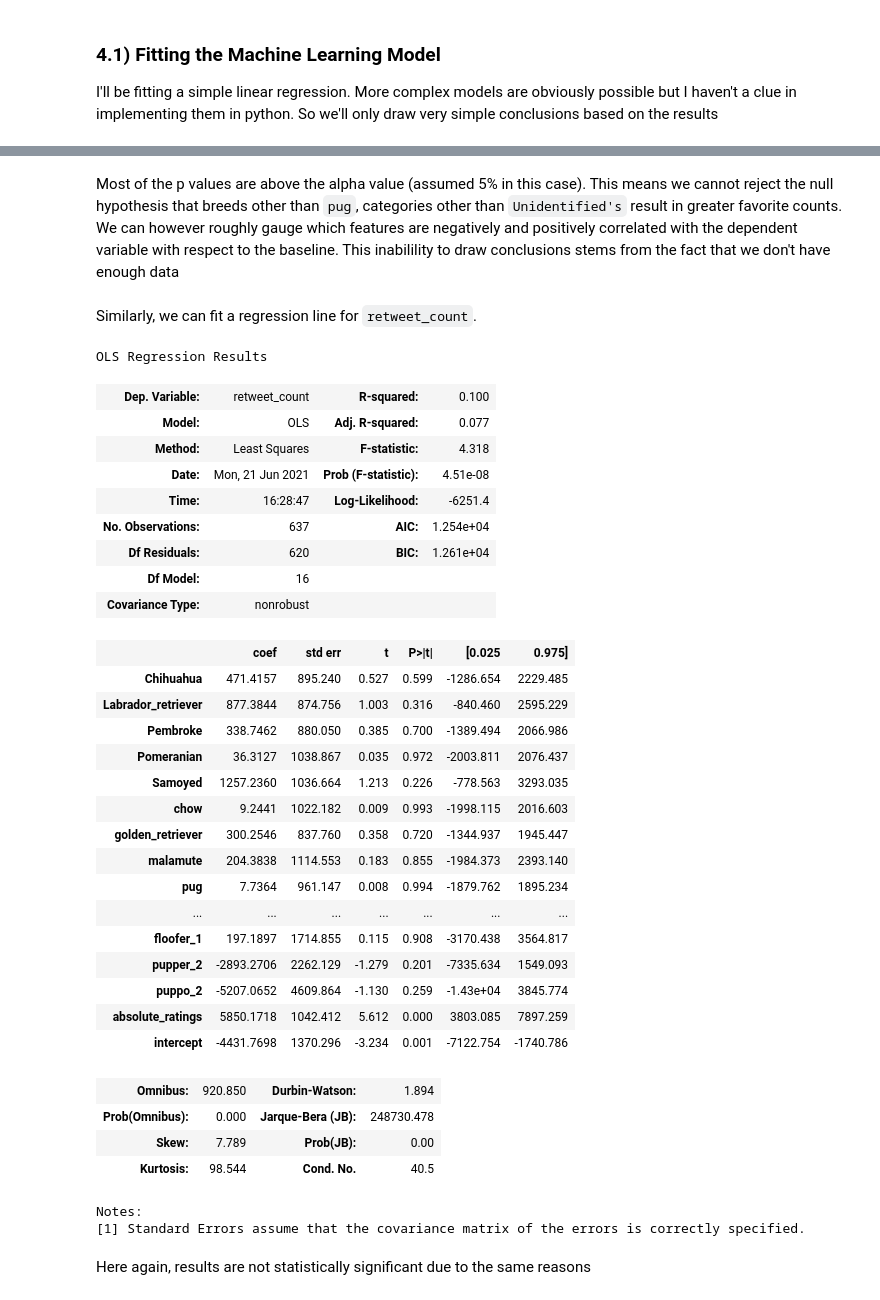
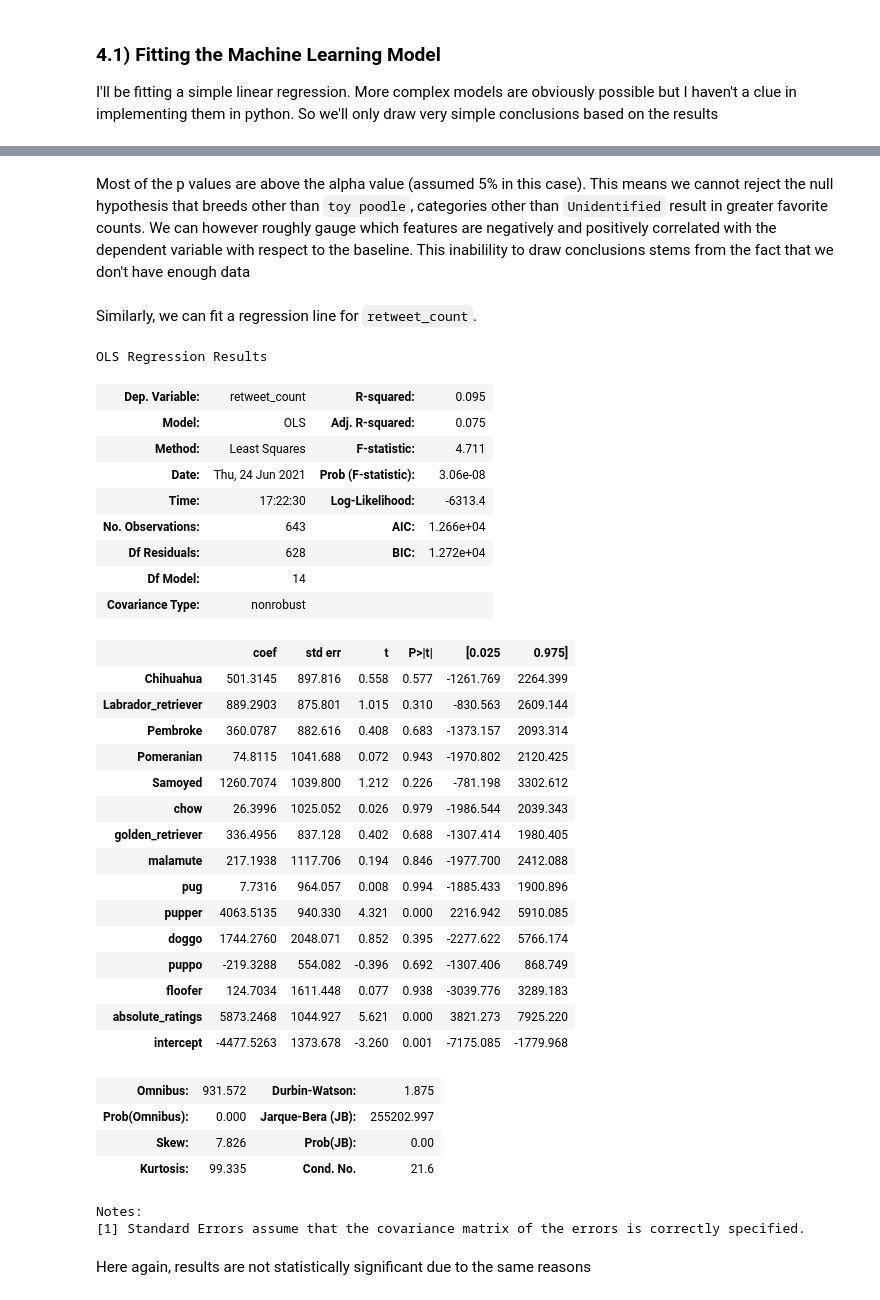
Before and after one commit to Pratik-Sanghavi/Udacity-Data-Analyst-Nanodegree, a Jupyter notebook: Module 4 Project/wrangle_act.ipynb, the cells around one changed output, grey strips where cells are left out. Cells and saved outputs as stored; diff of their text form; code cells hidden in the pictures.

```diff
--- a/Module 4 Project/wrangle_act.ipynb
+++ b/Module 4 Project/wrangle_act.ipynb
@@ -729,3 +718,3 @@ There might now be a whole debate about how the model needs to be indifferent to
-# %%
-top_10_breeds['category_1'] = temp['category_1']
-top_10_breeds['category_2'] = temp['category_2']
+# %%
+# top_10_breeds.category
+top_10_breeds_mod = top_10_breeds.explode('category')
@@ -756,0 +725,4 @@ memory usage: 137.6+ KB
+# %%
+top_10_breeds_mod[list(top_10_breeds_mod.category.value_counts().index)] = pd.get_dummies(top_10_breeds_mod.category)
+top_10_breeds_mod['absolute_ratings'] = top_10_breeds_mod.rating_numerator/top_10_breeds_mod.rating_denominator
+top_10_breeds_mod
@@ -760,10 +746,10 @@ memory usage: 137.6+ KB
 
 I'll be fitting a simple linear regression. More complex models are obviously possible but I haven't a clue in implementing them in python. So we'll only draw very simple conclusions based on the results
 # %%
-top_10_breeds['intercept'] = 1
-params = list(top_10_breeds.iloc[:,-22:].columns)
-params = [i for i in params if i not in ['toy_poodle','category_1','category_2','Unidentified_1','Unidentified_2']]
-lm = sm.OLS(top_10_breeds['favorite_count'], top_10_breeds[params])
+top_10_breeds_mod['intercept'] = 1
+params = list(top_10_breeds_mod.iloc[:,-17:].columns)
+params = [i for i in params if i not in ['toy_poodle','Unidentified']]
+lm = sm.OLS(top_10_breeds_mod['favorite_count'], top_10_breeds_mod[params])
 results = lm.fit()
 results.summary()
 # %% [output]
@@ -800,44 +786,44 @@ OLS Regression Results
 Notes:
 [1] Standard Errors assume that the covariance matrix of the errors is correctly specified.
 # %% [markdown]
-Most of the p values are above the alpha value (assumed 5% in this case). This means we cannot reject the null hypothesis that breeds other than `pug`, categories other than `Unidentified's` result in greater favorite counts. We can however roughly gauge which features are negatively and positively correlated with the dependent variable with respect to the baseline. This inabilility to draw conclusions stems from the fact that we don't have enough data
+Most of the p values are above the alpha value (assumed 5% in this case). This means we cannot reject the null hypothesis that breeds other than `toy poodle`, categories other than `Unidentified` result in greater favorite counts. We can however roughly gauge which features are negatively and positively correlated with the dependent variable with respect to the baseline. This inabilility to draw conclusions stems from the fact that we don't have enough data
 # %% [markdown]
 Similarly, we can fit a regression line for `retweet_count`.
 # %%
-lm = sm.OLS(top_10_breeds['retweet_count'], top_10_breeds[params])
+lm = sm.OLS(top_10_breeds_mod['retweet_count'], top_10_breeds_mod[params])
 results = lm.fit()
 results.summary()
 # %% [output]
 OLS Regression Results
-| Dep. Variable: | retweet_count | R-squared: | 0.100 |
-| Model: | OLS | Adj. R-squared: | 0.077 |
-| Method: | Least Squares | F-statistic: | 4.318 |
-| Date: | Mon, 21 Jun 2021 | Prob (F-statistic): | 4.51e-08 |
-| Time: | 16:28:47 | Log-Likelihood: | -6251.4 |
-| No. Observations: | 637 | AIC: | 1.254e+04 |
-| Df Residuals: | 620 | BIC: | 1.261e+04 |
-| Df Model: | 16 |  |  |
+| Dep. Variable: | retweet_count | R-squared: | 0.095 |
+| Model: | OLS | Adj. R-squared: | 0.075 |
+| Method: | Least Squares | F-statistic: | 4.711 |
+| Date: | Thu, 24 Jun 2021 | Prob (F-statistic): | 3.06e-08 |
+| Time: | 17:22:30 | Log-Likelihood: | -6313.4 |
+| No. Observations: | 643 | AIC: | 1.266e+04 |
+| Df Residuals: | 628 | BIC: | 1.272e+04 |
+| Df Model: | 14 |  |  |
 | Covariance Type: | nonrobust |  |  |
 |  | coef | std err | t | P>|t| | [0.025 | 0.975] |
-| Chihuahua | 471.4157 | 895.240 | 0.527 | 0.599 | -1286.654 | 2229.485 |
-| Labrador_retriever | 877.3844 | 874.756 | 1.003 | 0.316 | -840.460 | 2595.229 |
-| Pembroke | 338.7462 | 880.050 | 0.385 | 0.700 | -1389.494 | 2066.986 |
-| Pomeranian | 36.3127 | 1038.867 | 0.035 | 0.972 | -2003.811 | 2076.437 |
-| Samoyed | 1257.2360 | 1036.664 | 1.213 | 0.226 | -778.563 | 3293.035 |
-| chow | 9.2441 | 1022.182 | 0.009 | 0.993 | -1998.115 | 2016.603 |
-| golden_retriever | 300.2546 | 837.760 | 0.358 | 0.720 | -1344.937 | 1945.447 |
-| malamute | 204.3838 | 1114.553 | 0.183 | 0.855 | -1984.373 | 2393.140 |
-| pug | 7.7364 | 961.147 | 0.008 | 0.994 | -1879.762 | 1895.234 |
-| ... | ... | ... | ... | ... | ... | ... |
-| floofer_1 | 197.1897 | 1714.855 | 0.115 | 0.908 | -3170.438 | 3564.817 |
-| pupper_2 | -2893.2706 | 2262.129 | -1.279 | 0.201 | -7335.634 | 1549.093 |
-| puppo_2 | -5207.0652 | 4609.864 | -1.130 | 0.259 | -1.43e+04 | 3845.774 |
-| absolute_ratings | 5850.1718 | 1042.412 | 5.612 | 0.000 | 3803.085 | 7897.259 |
-| intercept | -4431.7698 | 1370.296 | -3.234 | 0.001 | -7122.754 | -1740.786 |
+| Chihuahua | 501.3145 | 897.816 | 0.558 | 0.577 | -1261.769 | 2264.399 |
+| Labrador_retriever | 889.2903 | 875.801 | 1.015 | 0.310 | -830.563 | 2609.144 |
+| Pembroke | 360.0787 | 882.616 | 0.408 | 0.683 | -1373.157 | 2093.314 |
+| Pomeranian | 74.8115 | 1041.688 | 0.072 | 0.943 | -1970.802 | 2120.425 |
+| Samoyed | 1260.7074 | 1039.800 | 1.212 | 0.226 | -781.198 | 3302.612 |
+| chow | 26.3996 | 1025.052 | 0.026 | 0.979 | -1986.544 | 2039.343 |
+| golden_retriever | 336.4956 | 837.128 | 0.402 | 0.688 | -1307.414 | 1980.405 |
+| malamute | 217.1938 | 1117.706 | 0.194 | 0.846 | -1977.700 | 2412.088 |
+| pug | 7.7316 | 964.057 | 0.008 | 0.994 | -1885.433 | 1900.896 |
+| pupper | 4063.5135 | 940.330 | 4.321 | 0.000 | 2216.942 | 5910.085 |
+| doggo | 1744.2760 | 2048.071 | 0.852 | 0.395 | -2277.622 | 5766.174 |
+| puppo | -219.3288 | 554.082 | -0.396 | 0.692 | -1307.406 | 868.749 |
+| floofer | 124.7034 | 1611.448 | 0.077 | 0.938 | -3039.776 | 3289.183 |
+| absolute_ratings | 5873.2468 | 1044.927 | 5.621 | 0.000 | 3821.273 | 7925.220 |
+| intercept | -4477.5263 | 1373.678 | -3.260 | 0.001 | -7175.085 | -1779.968 |
-| Omnibus: | 920.850 | Durbin-Watson: | 1.894 |
-| Prob(Omnibus): | 0.000 | Jarque-Bera (JB): | 248730.478 |
-| Skew: | 7.789 | Prob(JB): | 0.00 |
-| Kurtosis: | 98.544 | Cond. No. | 40.5 |
+| Omnibus: | 931.572 | Durbin-Watson: | 1.875 |
+| Prob(Omnibus): | 0.000 | Jarque-Bera (JB): | 255202.997 |
+| Skew: | 7.826 | Prob(JB): | 0.00 |
+| Kurtosis: | 99.335 | Cond. No. | 21.6 |
 Notes:
 [1] Standard Errors assume that the covariance matrix of the errors is correctly specified.
 # %% [markdown]
```
Also changed, not shown: parts of 11 cells of this notebook, 1 other file.
